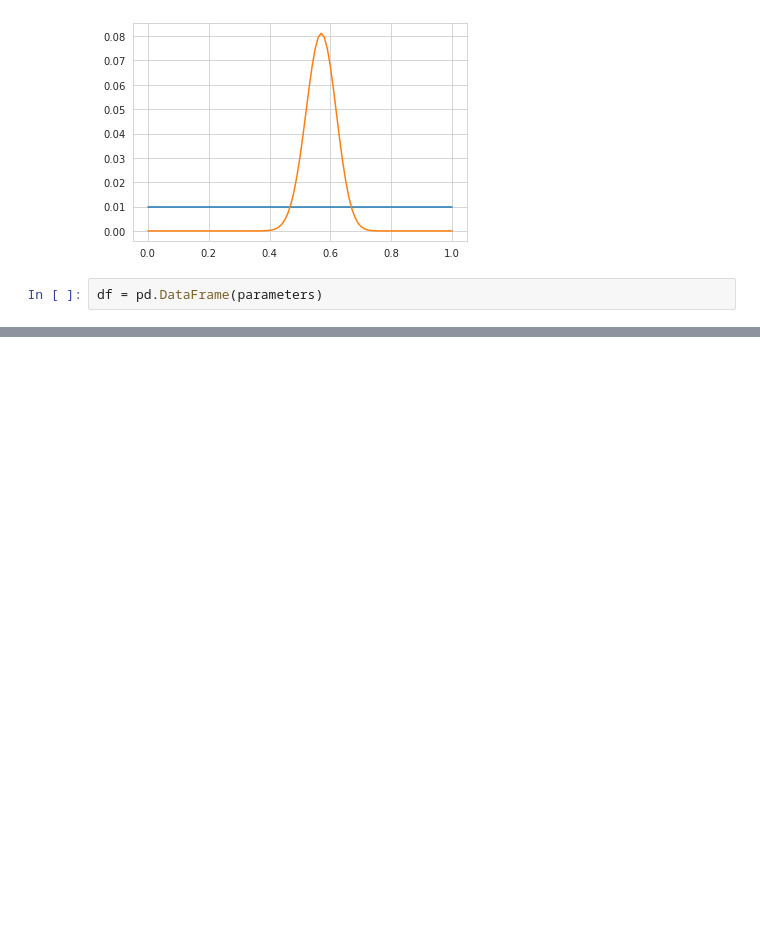
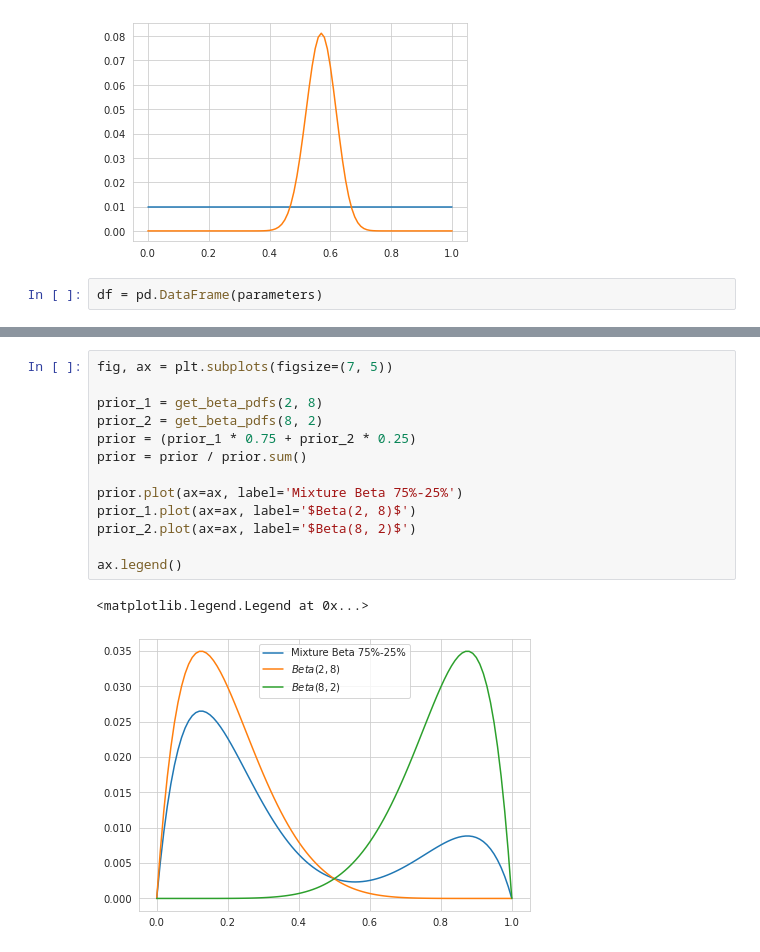
Before and after one commit to WHITSNAK/sta_602, a Jupyter notebook: HW2.ipynb, the cells around one changed output, grey strips where cells are left out. Cells and saved outputs as stored; diff of their text form; blank space fills up the shorter version.

```diff
--- a/HW2.ipynb
+++ b/HW2.ipynb
@@ -132,0 +165,16 @@ fig.show()
+# %%
+fig, ax = plt.subplots(figsize=(7, 5))
+
+prior_1 = get_beta_pdfs(2, 8)
+prior_2 = get_beta_pdfs(8, 2)
+prior = (prior_1 * 0.75 + prior_2 * 0.25)
+prior = prior / prior.sum()
+
+prior.plot(ax=ax, label='Mixture Beta 75%-25%')
+prior_1.plot(ax=ax, label='$Beta(2, 8)$')
+prior_2.plot(ax=ax, label='$Beta(8, 2)$')
+
+ax.legend()
+# %% [output]
+<matplotlib.legend.Legend at 0x...>
+[figure, added]
```
Also changed, not shown: parts of 10 cells of this notebook, 10 other files.
